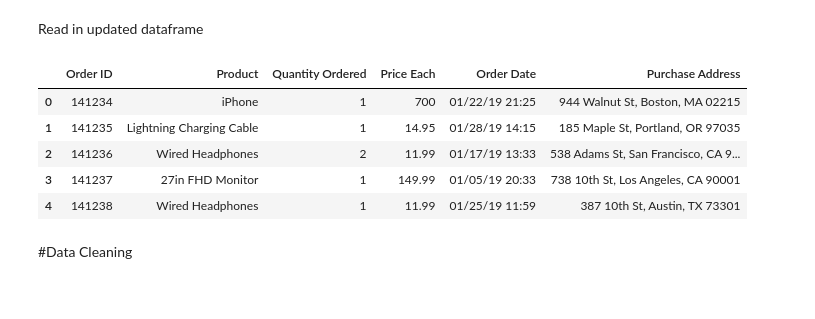
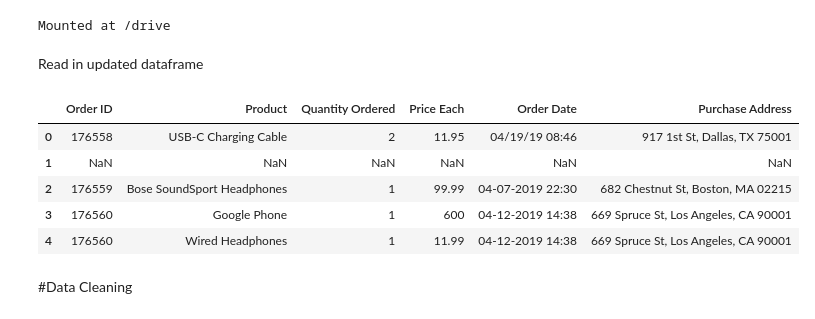
Before and after one commit to vkvivekgautam05/Sales-Analysis, a Jupyter notebook: Sales_Analysis.ipynb, the cells around one changed output. Saved outputs shown, nothing was run; the diff lists cells and outputs as text; code cells hidden in the pictures.

```diff
--- a/Sales_Analysis.ipynb
+++ b/Sales_Analysis.ipynb
@@ -15,15 +5,20 @@ all_months_data.to_csv("all_data_copy.csv", index=False)
+# %%
+from google.colab import drive
+drive.mount ("/drive")
+# %% [output]
+Mounted at /drive
 # %% [markdown]
 Read in updated dataframe
 # %%
-all_data=pd.read_csv('/content/drive/MyDrive/ML/all_data.csv')
+all_data=pd.read_csv('https://raw.githubusercontent.com/vkvivekgautam05/Sales-Analysis/main/all_data.csv')
 all_data.head()
 # %% [output]
 |  | Order ID | Product | Quantity Ordered | Price Each | Order Date | Purchase Address |
-| 0 | 141234 | iPhone | 1 | 700 | 01/22/19 21:25 | 944 Walnut St, Boston, MA 02215 |
-| 1 | 141235 | Lightning Charging Cable | 1 | 14.95 | 01/28/19 14:15 | 185 Maple St, Portland, OR 97035 |
-| 2 | 141236 | Wired Headphones | 2 | 11.99 | 01/17/19 13:33 | 538 Adams St, San Francisco, CA 9... |
-| 3 | 141237 | 27in FHD Monitor | 1 | 149.99 | 01/05/19 20:33 | 738 10th St, Los Angeles, CA 90001 |
-| 4 | 141238 | Wired Headphones | 1 | 11.99 | 01/25/19 11:59 | 387 10th St, Austin, TX 73301 |
+| 0 | 176558 | USB-C Charging Cable | 2 | 11.95 | 04/19/19 08:46 | 917 1st St, Dallas, TX 75001 |
+| 1 | NaN | NaN | NaN | NaN | NaN | NaN |
+| 2 | 176559 | Bose SoundSport Headphones | 1 | 99.99 | 04-07-2019 22:30 | 682 Chestnut St, Boston, MA 02215 |
+| 3 | 176560 | Google Phone | 1 | 600 | 04-12-2019 14:38 | 669 Spruce St, Los Angeles, CA 90001 |
+| 4 | 176560 | Wired Headphones | 1 | 11.99 | 04-12-2019 14:38 | 669 Spruce St, Los Angeles, CA 90001 |
 # %% [markdown]
 #Data Cleaning
 # %% [markdown]
```
Also changed, not shown: parts of 8 cells of this notebook.
